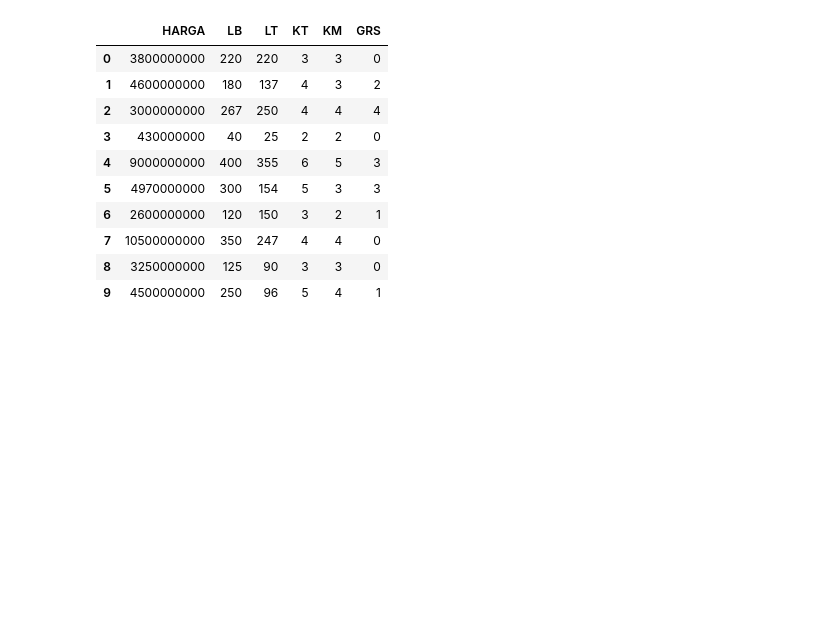
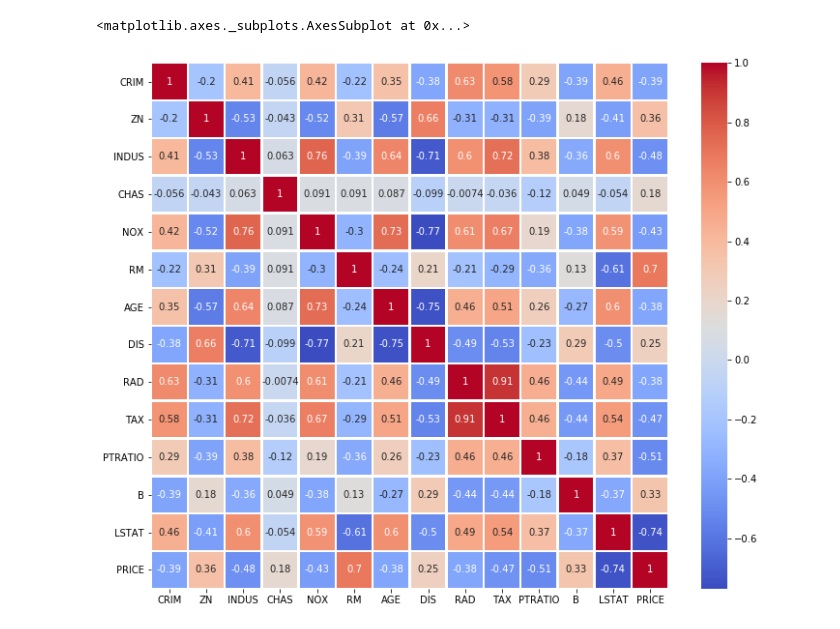
Before and after one commit to sakerajunior/ptpjb, a Jupyter notebook: 13 Pendahuluan Deep Learning.ipynb, the cells around one changed output. Cells and saved outputs as stored; diff of their text form; code cells hidden in the pictures; blank space fills up the shorter version.

```diff
--- a/13 Pendahuluan Deep Learning.ipynb
+++ b/13 Pendahuluan Deep Learning.ipynb
@@ -65,15 +76,6 @@ harga_rumah.head(10)
-# %%
-harga_rumah.drop(['NO', 'NAMA RUMAH'], axis = 1, inplace = True)
-harga_rumah.head(10)
-# %% [output]
-|  | HARGA | LB | LT | KT | KM | GRS |
-| 0 | 3800000000 | 220 | 220 | 3 | 3 | 0 |
-| 1 | 4600000000 | 180 | 137 | 4 | 3 | 2 |
-| 2 | 3000000000 | 267 | 250 | 4 | 4 | 4 |
-| 3 | 430000000 | 40 | 25 | 2 | 2 | 0 |
-| 4 | 9000000000 | 400 | 355 | 6 | 5 | 3 |
-| 5 | 4970000000 | 300 | 154 | 5 | 3 | 3 |
-| 6 | 2600000000 | 120 | 150 | 3 | 2 | 1 |
-| 7 | 10500000000 | 350 | 247 | 4 | 4 | 0 |
-| 8 | 3250000000 | 125 | 90 | 3 | 3 | 0 |
-| 9 | 4500000000 | 250 | 96 | 5 | 4 | 1 |
+# %%
+plt.figure(figsize=(12, 10))
+sns.heatmap(bos.corr(), linewidths=1.5, linecolor='white', cmap='coolwarm', annot=True)
+# %% [output]
+<matplotlib.axes._subplots.AxesSubplot at 0x...>
+[figure, added]
```
Also changed, not shown: parts of 15 cells of this notebook, 1 other file.
